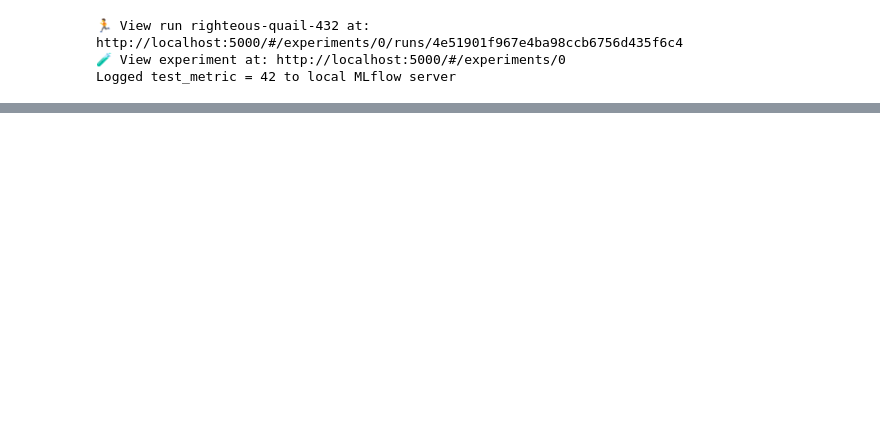
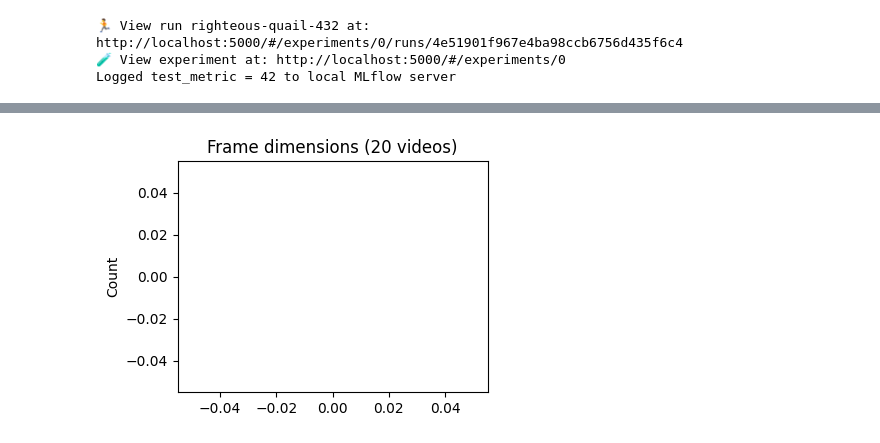
Before and after one commit to Millie-Jackson/Deepfake-Sentinel, a Jupyter notebook: notebooks/video_eda.ipynb, the cells around one changed output, grey strips where cells are left out. Drawn from its saved outputs; the diff is of its cells as text; code cells hidden in the pictures; blank space fills up the shorter version.

```diff
--- a/notebooks/video_eda.ipynb
+++ b/notebooks/video_eda.ipynb
@@ -95,31 +101,20 @@ RuntimeError: No videos found at data/video_raw/*.mp4
 shapes = []
 histograms =[]
 
-for vf in video_paths[:20]: # limit to first 20
-    f = extract_frames(vf, interval_sec=2, max_frames=1)
-    if not f:
-        print("Warning: no frames for", vf)
-        continue
-    shapes.append(f[0].shape[:2])
+# How many videos of each dimension
+shape_counts = Counter(shapes)
 
-    print("-> Collected shapes:", shapes[:5], "... total", len(shapes))
+# Print table
+for (h,w), count in shape_counts.items():
+    print(f"Dimensions {h}x{w}: {count} videos")
 
-    # Flattened intensity histogram
-    hist, _ = np.histogram(img.ravel(), bins=50, range=(0, 255))
-    histograms.append(hist)
+# Print bar-plot
+dims = [f"{h}x{w}" for (h, w) in shape_counts.keys()]
+counts = list(shape_counts.values())
 
-# Only plot if there is data
-if shapes:
-    # Plot distribution of heights and widths
-    heights, widths = zip(*shapes)
-    plt.figure(figsize=(6, 4))
-    plt.hist(heights, bins=10, alpha=0.7, label="height")
-    plt.hist(widths, bins=10, alpha=0.7, label="width")
-    plt.legend()
-    plt.title("Frame dimension distribution (first 20 videos)")
-    plt.ylabel("Count")
-    plt.xlabel("Pixels")
-    plt.show
-else:
-    print("No shapes to plot")
+plt.figure(figsize=(4, 3))
+plt.bar(dims, counts)
+plt.title("Frame dimensions (20 videos)")
+plt.ylabel("Count")
+plt.show()
 # %% [output]
@@ -142,0 +121 @@ No shapes to plot
+[figure, added]
```
Also changed, not shown: parts of 7 cells of this notebook, 1 other file.
